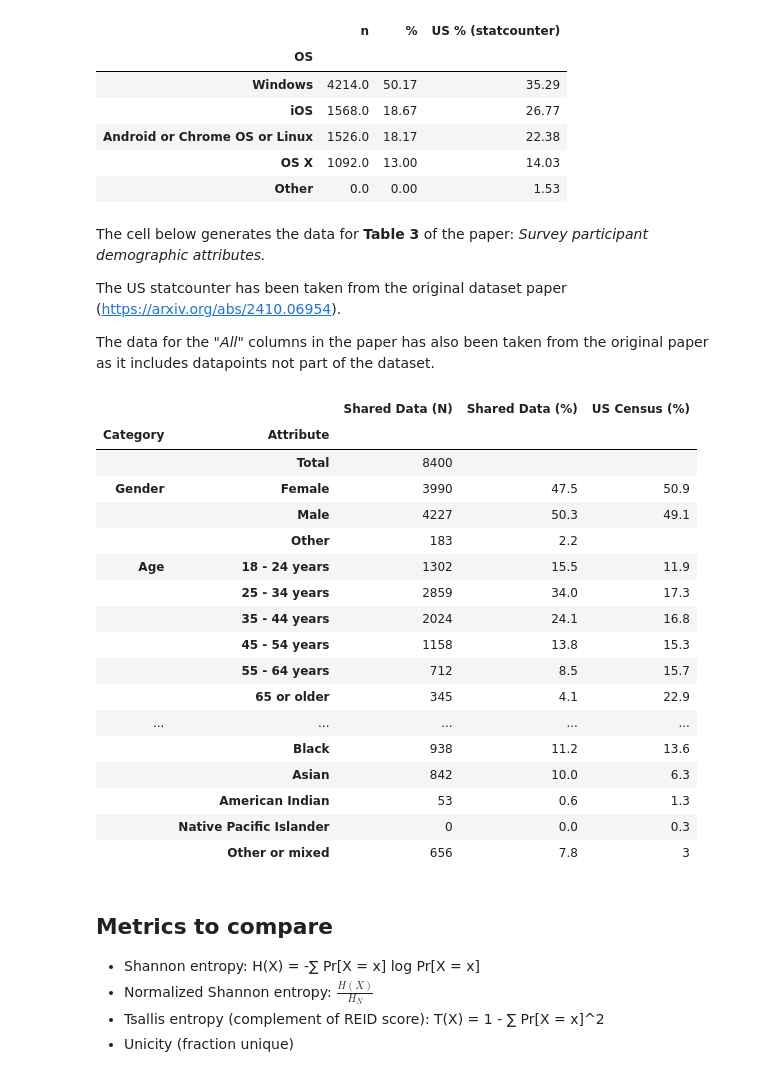
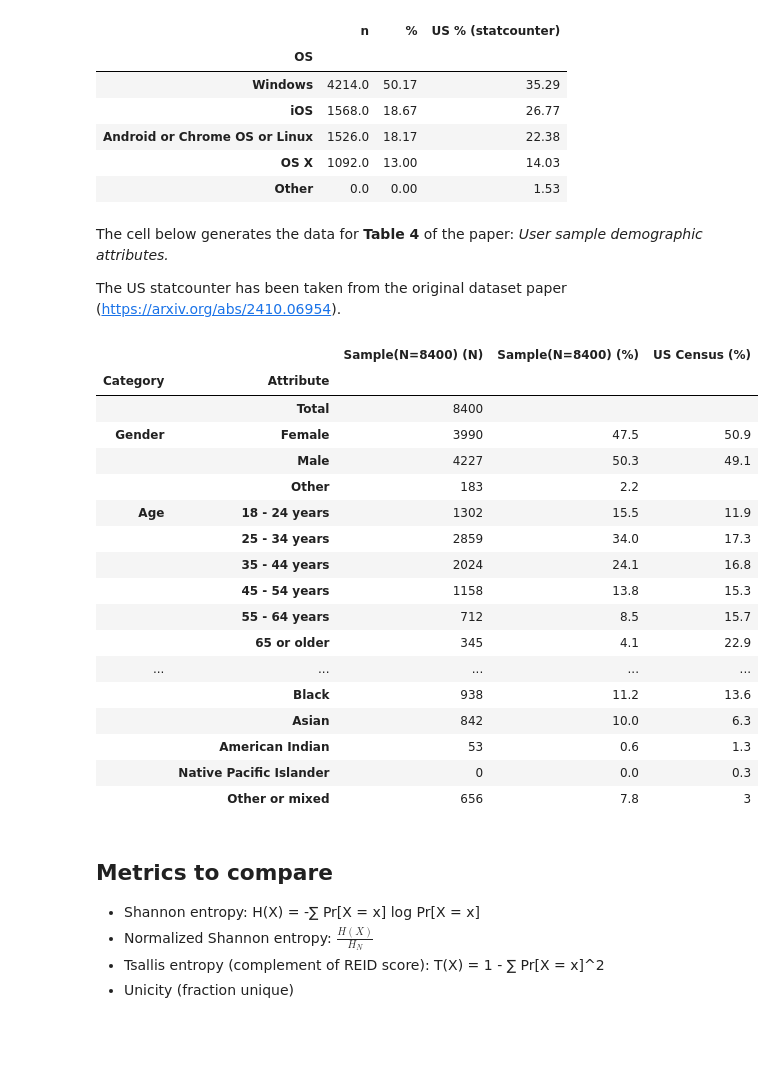
Before and after one commit to google/fingerprinting-risk-measures, a Jupyter notebook: comparing_entropy_empirical_analysis.ipynb, the cells around one changed output. Saved outputs shown, nothing was run; the diff lists cells and outputs as text; code cells hidden in the pictures; blank space fills up the shorter version.

Commit message:
Update comparing_entropy_empirical_analysis.ipynb
Fix Table numbers

```diff
--- a/comparing_entropy_empirical_analysis.ipynb
+++ b/comparing_entropy_empirical_analysis.ipynb
@@ -110,11 +110,9 @@ os_table
 | OS X | 1092.0 | 13.00 | 14.03 |
 | Other | 0.0 | 0.00 | 1.53 |
 # %% [markdown]
-The cell below generates the data for **Table 3** of the paper: *Survey participant demographic attributes.*
+The cell below generates the data for **Table 4** of the paper: *User sample demographic attributes.*
 
 The US statcounter has been taken from the original dataset paper (https://arxiv.org/abs/2410.06954).
-
-The data for the *"All"* columns in the paper has also been taken from the original paper as it includes datapoints not part of the dataset.
 # %%
 full_df = pd.read_csv(survey_and_browser_attrs_fpath)
 
@@ -152,38 +150,38 @@ demographics = [
 
   ('Gender', 'Female', full_df['Q-demos-gender'] == 'Female', 50.9),
   ('Gender', 'Male',   full_df['Q-demos-gender'] == 'Male', 49.1),
   ('Gender', 'Other', ~full_df['Q-demos-gender'].isin(['Female', 'Male']), ''),
 
   *[('Age', val, full_df['Q-demos-age'].str.startswith(val.split()[0]), pct)
     for val, pct in us_age],
 
   *[('Household income', val, full_df['Q-demos-income'] == val, pct)
     for val, pct in us_income],
 
   ('Hispanic origin', 'Yes', full_df['Q-demos-hispanic'] == 'Yes', 19.1),
 
   *[('Race', entry, full_df['Q-demos-race'] == val, pct)
     for entry, val, pct in us_race],
 
   ('Race', 'Other or mixed',
    ~full_df['Q-demos-race'].isin(list(zip(*us_race))[1]), 3),
 ]
 
 rows = []
 for category, attribute, condition, census_pct in demographics:
-  n_shared = condition.sum()
-  pct_shared = round((n_shared / len(full_df)) * 100, 1) if category else ''
+  n_sample = condition.sum()
+  pct_sample = round((n_sample / len(full_df)) * 100, 1) if category else ''
   rows.append({
     'Category': category,
     'Attribute': attribute,
-    'Shared Data (N)': n_shared,
-    'Shared Data (%)': pct_shared,
+    'Sample(N=8400) (N)': n_sample,
+    'Sample(N=8400) (%)': pct_sample,
     'US Census (%)': census_pct
   })
 
 pd.DataFrame(rows).set_index(['Category', 'Attribute'])
 # %% [output]
-|  |  | Shared Data (N) | Shared Data (%) | US Census (%) |
+|  |  | Sample(N=8400) (N) | Sample(N=8400) (%) | US Census (%) |
 | Category | Attribute |  |  |  |
 |  | Total | 8400 |  |  |
 | Gender | Female | 3990 | 47.5 | 50.9 |
```
Also changed, not shown: parts of 1 cell of this notebook.
